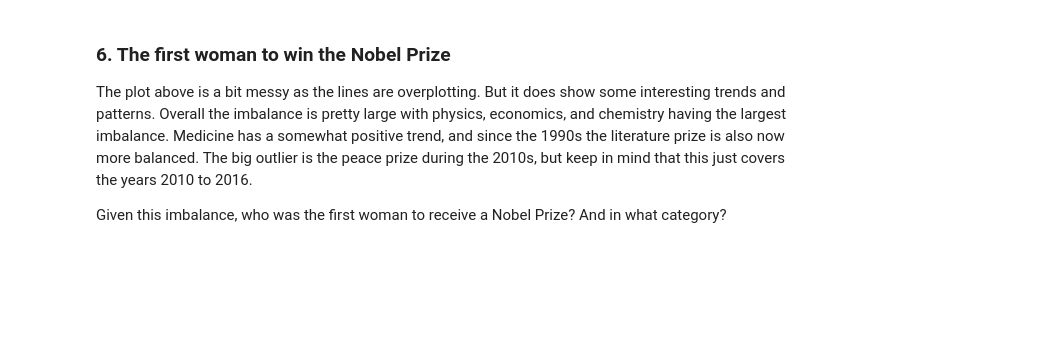
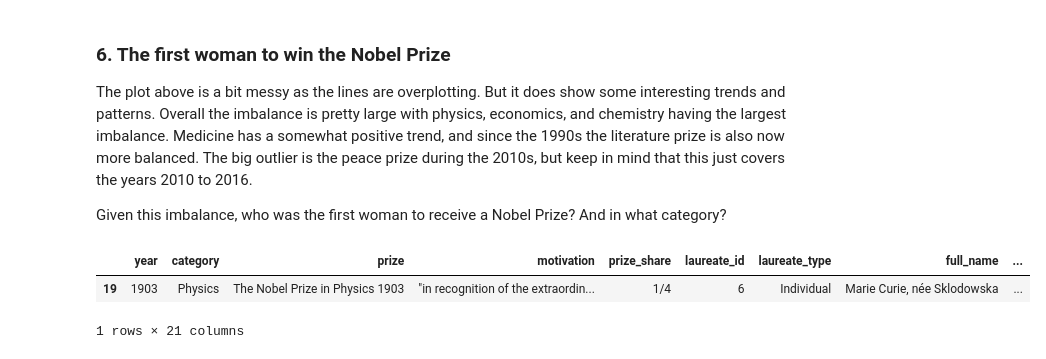
Before and after one commit to mcabas/DataCamp_Projects, a Jupyter notebook: DataCamp.Project_004_A Visual History of Nobel Prize Winners.ipynb, the cells around one changed output. Saved outputs shown, nothing was run; the diff lists cells and outputs as text; code cells hidden in the pictures; blank space fills up the shorter version.

```diff
--- a/DataCamp.Project_004_A Visual History of Nobel Prize Winners.ipynb
+++ b/DataCamp.Project_004_A Visual History of Nobel Prize Winners.ipynb
@@ -160,3 +135,10 @@ ax.yaxis.set_major_formatter(PercentFormatter(1.0))
 The plot above is a bit messy as the lines are overplotting. But it does show some interesting trends and patterns. Overall the imbalance is pretty large with physics, economics, and chemistry having the largest imbalance. Medicine has a somewhat positive trend, and since the 1990s the literature prize is also now more balanced. The big outlier is the peace prize during the 2010s, but keep in mind that this just covers the years 2010 to 2016.
 
 Given this imbalance, who was the first woman to receive a Nobel Prize? And in what category?
+# %%
+# Picking out the first woman to win a Nobel Prize
+nobel[nobel['female_winner'] == True].nsmallest(1, 'year')
+# %% [output]
+|  | year | category | prize | motivation | prize_share | laureate_id | laureate_type | full_name | ... |
+| 19 | 1903 | Physics | The Nobel Prize in Physics 1903 | "in recognition of the extraordin... | 1/4 | 6 | Individual | Marie Curie, née Sklodowska | ... |
+1 rows × 21 columns
```
Also changed, not shown: parts of 12 cells of this notebook.
